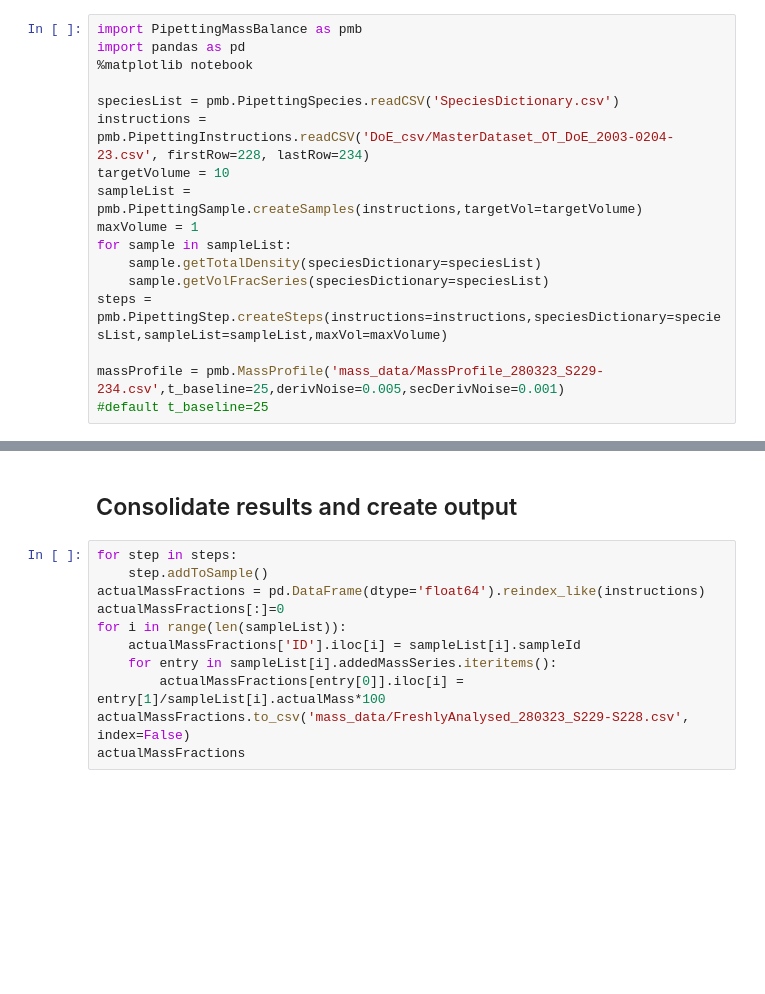
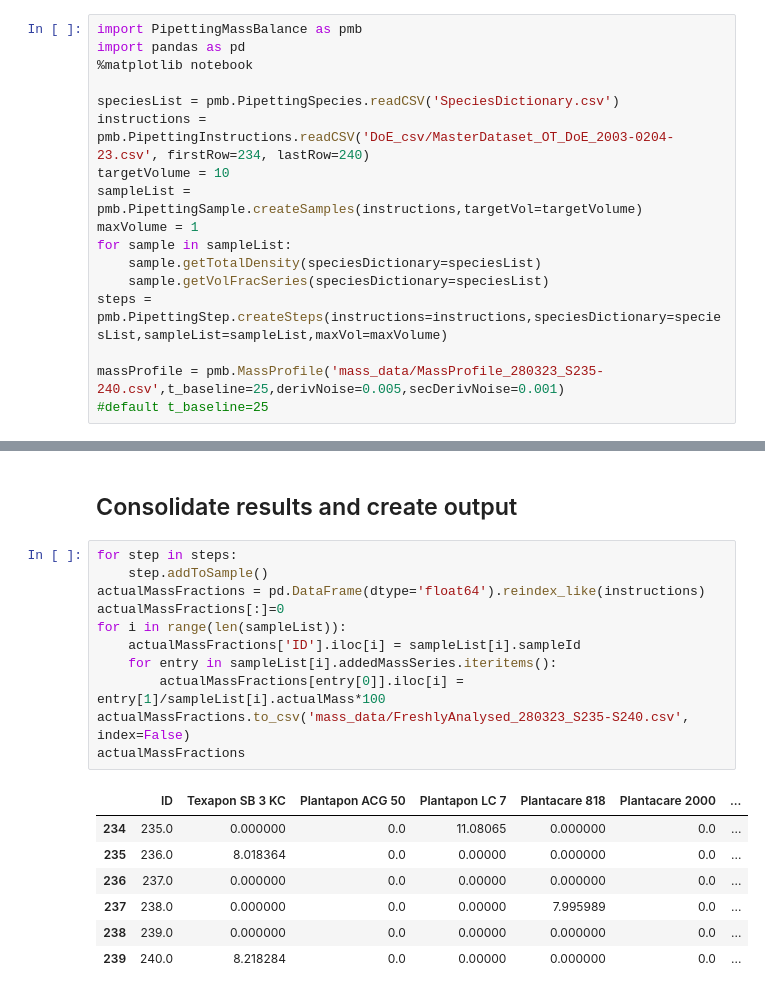
Before and after one commit to AniketChitre/formulations-prep, a Jupyter notebook: balance_analysis.ipynb, the cells around one changed output, grey strips where cells are left out. Saved outputs shown, nothing was run; the diff lists cells and outputs as text; blank space fills up the shorter version.

```diff
--- a/balance_analysis.ipynb
+++ b/balance_analysis.ipynb
@@ -6,7 +6,7 @@ import pandas as pd
 %matplotlib notebook
 
 speciesList = pmb.PipettingSpecies.readCSV('SpeciesDictionary.csv')
-instructions = pmb.PipettingInstructions.readCSV('DoE_csv/MasterDataset_OT_DoE_2003-0204-23.csv', firstRow=228, lastRow=234)
+instructions = pmb.PipettingInstructions.readCSV('DoE_csv/MasterDataset_OT_DoE_2003-0204-23.csv', firstRow=234, lastRow=240)
 targetVolume = 10
 sampleList = pmb.PipettingSample.createSamples(instructions,targetVol=targetVolume)
 maxVolume = 1
@@ -15,7 +15,7 @@ for sample in sampleList:
     sample.getVolFracSeries(speciesDictionary=speciesList)
 steps = pmb.PipettingStep.createSteps(instructions=instructions,speciesDictionary=speciesList,sampleList=sampleList,maxVol=maxVolume)
 
-massProfile = pmb.MassProfile('mass_data/MassProfile_280323_S229-234.csv',t_baseline=25,derivNoise=0.005,secDerivNoise=0.001)
+massProfile = pmb.MassProfile('mass_data/MassProfile_280323_S235-240.csv',t_baseline=25,derivNoise=0.005,secDerivNoise=0.001)
 #default t_baseline=25
 # %% [markdown]
 ## Analyse Water Addition
@@ -94,11 +93,19 @@ Addition of 0.28g Arlypon F detected from 2914s to 2926s - expected volume = 0.2
 # %%
 for step in steps:
     step.addToSample()
 actualMassFractions = pd.DataFrame(dtype='float64').reindex_like(instructions)
 actualMassFractions[:]=0
 for i in range(len(sampleList)):
     actualMassFractions['ID'].iloc[i] = sampleList[i].sampleId
     for entry in sampleList[i].addedMassSeries.iteritems():
         actualMassFractions[entry[0]].iloc[i] = entry[1]/sampleList[i].actualMass*100
-actualMassFractions.to_csv('mass_data/FreshlyAnalysed_280323_S229-S228.csv', index=False)
+actualMassFractions.to_csv('mass_data/FreshlyAnalysed_280323_S235-S240.csv', index=False)
 actualMassFractions
+# %% [output]
+|  | ID | Texapon SB 3 KC | Plantapon ACG 50 | Plantapon LC 7 | Plantacare 818 | Plantacare 2000 | ... |
+| 234 | 235.0 | 0.000000 | 0.0 | 11.08065 | 0.000000 | 0.0 | ... |
+| 235 | 236.0 | 8.018364 | 0.0 | 0.00000 | 0.000000 | 0.0 | ... |
+| 236 | 237.0 | 0.000000 | 0.0 | 0.00000 | 0.000000 | 0.0 | ... |
+| 237 | 238.0 | 0.000000 | 0.0 | 0.00000 | 7.995989 | 0.0 | ... |
+| 238 | 239.0 | 0.000000 | 0.0 | 0.00000 | 0.000000 | 0.0 | ... |
+| 239 | 240.0 | 8.218284 | 0.0 | 0.00000 | 0.000000 | 0.0 | ... |
```
Also changed, not shown: parts of 4 cells of this notebook, 4 other files.
